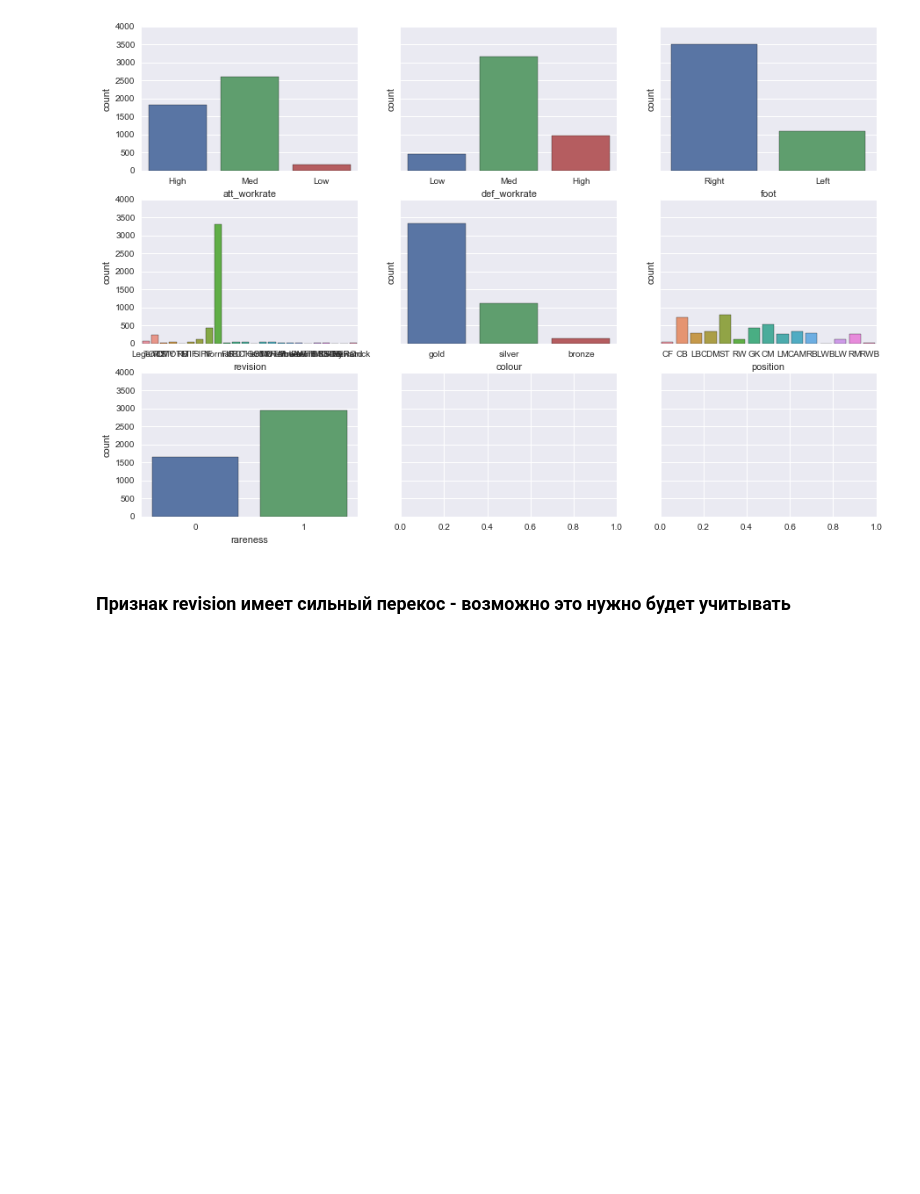
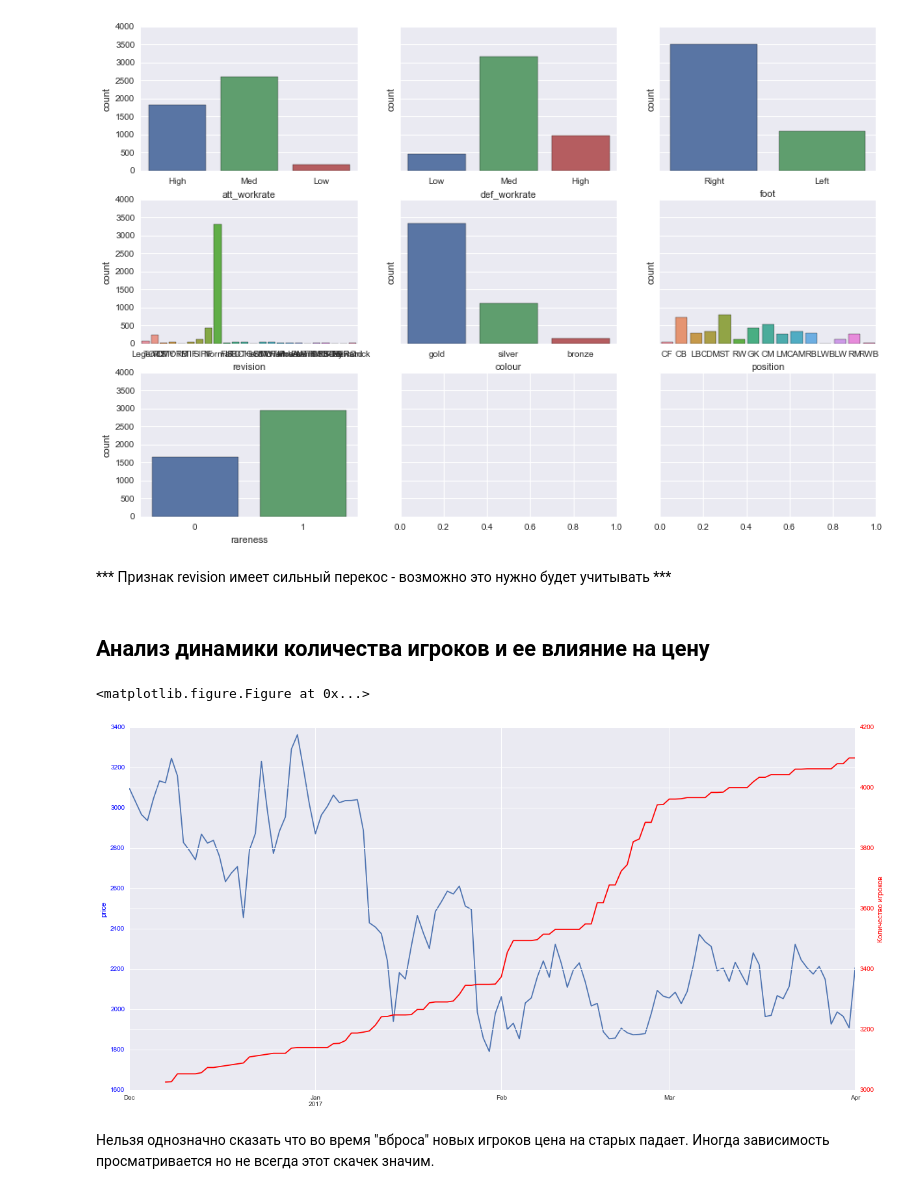
Before and after one commit to udsclub/time-series-fifa, a Jupyter notebook: visualization_notebooks/EDA_windsurfer.ipynb, the cells around one changed output. Drawn from its saved outputs; the diff is of its cells as text; code cells hidden in the pictures; blank space fills up the shorter version.

Commit message:
New plot added

```diff
--- a/visualization_notebooks/EDA_windsurfer.ipynb
+++ b/visualization_notebooks/EDA_windsurfer.ipynb
@@ -401,4 +403,44 @@ for i in range(len(columns1)):
 # %% [output]
 [figure]
 # %% [markdown]
-### Признак revision имеет сильный перекос - возможно это нужно будет учитывать
+*** Признак revision имеет сильный перекос - возможно это нужно будет учитывать ***
+# %% [markdown]
+## Анализ динамики количества игроков и ее влияние на цену
+# %%
+# Задаем временной ряд, для оси х
+start_date = '2016-12-01'
+end_date = '2017-04-01'
+rng = pd.date_range(start_date, end_date)
+# %%
+no_players_added=df_stats.groupby('added_on')['player_id'].count()
+no_of_players = no_players_added.cumsum()
+
+plt.figure(figsize(20,10))
+fig, ax1 = plt.subplots()
+
+
+# выберем 10 случайных игроков (которые в ире сначала) и с ценами в рейндже 0.01M - 0.05М
+added_on_start = (stats_w_last_price.added_on <= pd.to_datetime('2016-09-23'))
+middle_prices = (stats_w_last_price.price.isin(range(500,50000)))
+rand_id = stats_w_last_price[middle_prices & added_on_start]['player_id'].sample(30, axis=0)
+
+ax1.set_ylabel('price', color='b')
+ax1.tick_params('y', colors='b')
+prices[prices.player_id.isin(rand_id)].groupby('Date')['price'].mean()[rng].plot(x = rng, label = 'price', ax = ax1)
+
+
+#график количества добавленых игроков
+ax2 = ax1.twinx()
+ax2.set_ylabel('Количество игроков', color='r')
+ax2.tick_params('y', colors='r')
+
+no_of_players[rng].fillna(method='ffill').plot(color ='r', label = "количество игроков", ax = ax2)
+
+
+#fig.tight_layout()
+plt.show()
+# %% [output]
+<matplotlib.figure.Figure at 0x...>
+[figure, added]
+# %% [markdown]
+Нельзя однозначно сказать что во время "вброса" новых игроков цена на старых падает. Иногда зависимость просматривается но не всегда этот скачек значим.
```
Also changed, not shown: parts of 11 cells of this notebook.
